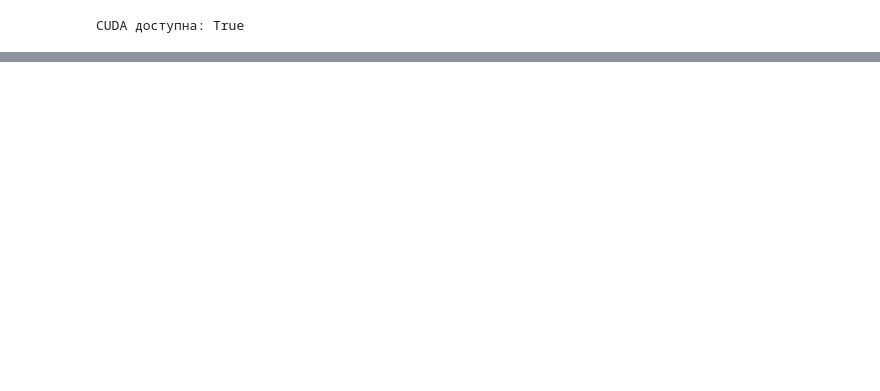
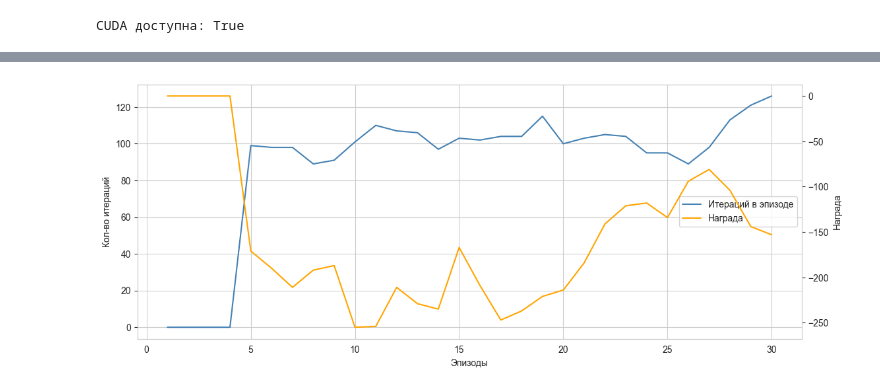
Before and after one commit to eilyich/OtusHomework2, a Jupyter notebook: homewok.ipynb, the cells around one changed output, grey strips where cells are left out. Cells and saved outputs as stored; diff of their text form; code cells hidden in the pictures; blank space fills up the shorter version.

Commit message:
all work done

```diff
--- a/homewok.ipynb
+++ b/homewok.ipynb
@@ -480,0 +291,93 @@ plt.close()
+# %%
+# Инициализируем сети: сеть политик (policy_net_basic) и целевую сеть (target_net_basic)
+# Целевая сеть используется только для получения стабильных целевых значений
+policy_net_basic = DQN(n_observations, n_actions).to(device)
+target_net_basic = DQN(n_observations, n_actions).to(device)
+target_net_basic.eval()  # Переводим целевую сеть в режим оценки (inference), чтобы отключить dropout/batchnorm
+
+# Копируем параметры из сети политик в целевую сеть,
+# чтобы начальное состояние обеих сетей было одинаковым
+target_net_basic.load_state_dict(policy_net_basic.state_dict())
+
+# Инициализируем оптимизатор для сети политик.
+# Здесь используется Adam, который обновляет параметры с использованием градиентного спуска
+optimizerAdam = optim.Adam(policy_net_basic.parameters(), lr=LR)
+
+# Инициализируем Replay Memory для хранения переходов (состояние, действие, следующее состояние, награда)
+memory_basic = ReplayMemory(FULL_MEMORY_LENGTH)
+
+# Глобальная переменная для отслеживания общего количества шагов (используется для расчёта epsilon)
+steps_done = 0
+
+# Списки для хранения статистики: продолжительности эпизодов и суммарных наград за эпизод
+episode_durations_basic = []
+rewards_basic = []
+
+# Запускаем цикл по эпизодам обучения
+for i_episode in tqdm(range(EPISODES_CNT)):
+    # Для каждого эпизода инициализируем начальное состояние окружения
+    state, info = env.reset()
+    # Преобразуем состояние в тензор типа float32 и добавляем измерение батча
+    state = torch.tensor(state, dtype=torch.float32, device=device).unsqueeze(0)
+
+    # Инициализируем переменную для накопления награды за текущий эпизод
+    episode_reward = 0.0
+
+    # Цикл по шагам в эпизоде (максимальное количество шагов задается константой MAX_EPISODE_STEPS)
+    for t in range(MAX_EPISODE_STEPS):
+        # Выбираем действие по текущему состоянию,
+        # используя функцию select_action, которая опирается на сеть политик
+        action = select_action(state, policy_net=policy_net_basic)
+
+        # Выполняем выбранное действие в окружении
+        # Получаем новое наблюдение, награду и флаги завершения эпизода (terminated, truncated)
+        observation, reward, terminated, truncated, _ = env.step(action.item())
+
+        # Преобразуем награду в тензор типа float32 для согласования с остальными данными
+        reward = torch.tensor([reward], device=device, dtype=torch.float32)
+
+        # Объединяем флаги завершения: эпизод считается завершённым, если либо terminated, либо truncated равны True
+        done = terminated or truncated
+
+        # Если эпизод не завершился, преобразуем наблюдение в тензор состояния,
+        # иначе задаём next_state как None, чтобы указать, что состояние финальное
+        if done:
+            next_state = None
+        else:
+            next_state = torch.tensor(observation, dtype=torch.float32, device=device).unsqueeze(0)
+
+        # Сохраняем переход (state, action, next_state, reward) в буфер памяти
+        memory_basic.push(state, action, next_state, reward)
+
+        # Переходим к следующему состоянию для следующего шага
+        state = next_state
+
+        # Запускаем функцию оптимизации модели на случайном батче из памяти
+        optimize_model(batch_size=128,
+                       optimizer=optimizerAdam,
+                       with_clip=False,
+                       memory=memory_basic,
+                       target_net=target_net_basic,
+                       policy_net=policy_net_basic)
+
+        # Накопление суммарной награды за эпизод.
+        # Для этого добавляем числовое значение награды к переменной episode_reward
+        episode_reward += reward.item()
+
+        # Если получен сигнал завершения эпизода (done), выходим из цикла шагов
+        if done:
+            # Сохраняем суммарную награду за эпизод для дальнейшего анализа
+            rewards_basic.append(float(episode_reward))
+            # Сохраняем количество шагов, пройденных в этом эпизоде
+            episode_durations_basic.append(t + 1)
+            break
+
+    # Жёсткое обновление целевой сети каждые TARGET_UPDATE_FREQ эпизодов:
+    # параметры целевой сети полностью заменяются параметрами сети политик
+    if i_episode % TARGET_UPDATE_FREQ == 0:
+        target_net_basic.load_state_dict(policy_net_basic.state_dict())
+
+
+drow_graph(episode_durations_basic, rewards_basic, 100)
+# %% [output]
+[figure, added]
```
Also changed, not shown: parts of 29 cells of this notebook.
